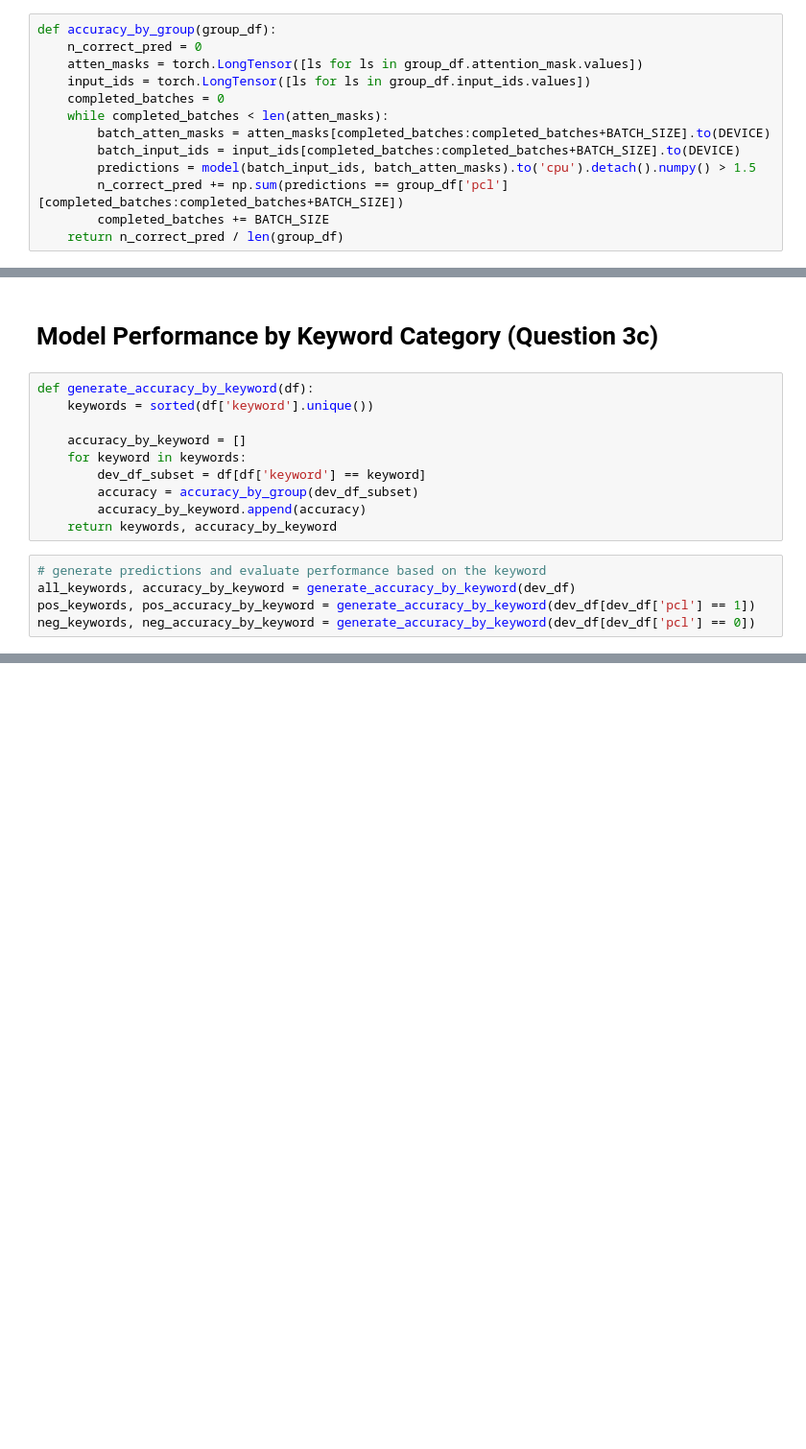
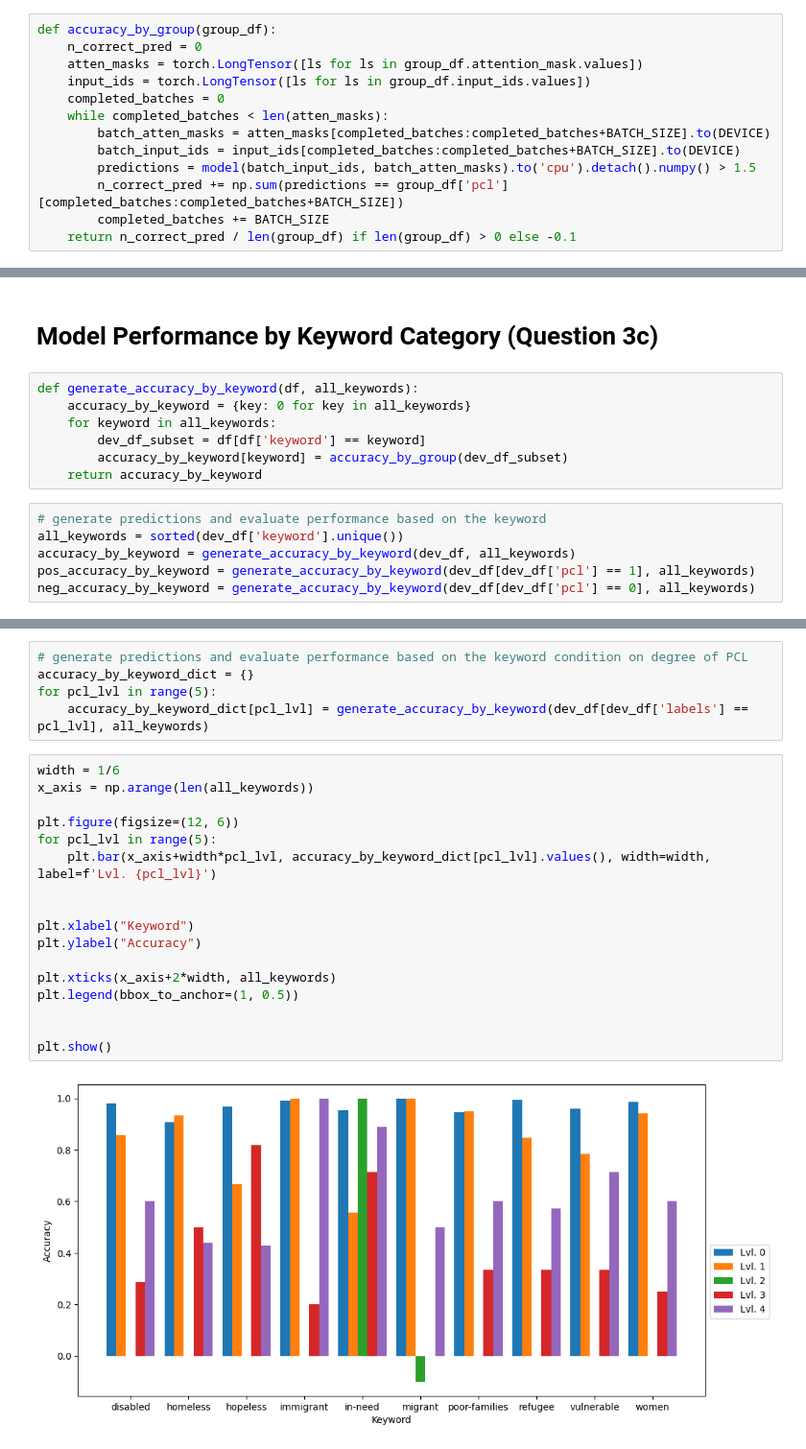
Before and after one commit to monkeytim19/nlp-classification, a Jupyter notebook: model_analysis.ipynb, the cells around one changed output, grey strips where cells are left out. Shown at 96% size. Cells and saved outputs as stored; diff of their text form; blank space fills up the shorter version.

Commit message:
Conditioned results on PCL score

```diff
--- a/model_analysis.ipynb
+++ b/model_analysis.ipynb
@@ -146,7 +146,7 @@ def accuracy_by_group(group_df):
         predictions = model(batch_input_ids, batch_atten_masks).to('cpu').detach().numpy() > 1.5
         n_correct_pred += np.sum(predictions == group_df['pcl'][completed_batches:completed_batches+BATCH_SIZE])
         completed_batches += BATCH_SIZE
-    return n_correct_pred / len(group_df)
+    return n_correct_pred / len(group_df) if len(group_df) > 0 else -0.1
 # %% [markdown]
 # Model Performance by the Degree of PCL (Question 3a)
 # %%
@@ -219,20 +280,18 @@ plt.show()
 # %% [markdown]
 # Model Performance by Keyword Category (Question 3c)
 # %%
-def generate_accuracy_by_keyword(df):
-    keywords = sorted(df['keyword'].unique())
-
-    accuracy_by_keyword = []
-    for keyword in keywords:
+def generate_accuracy_by_keyword(df, all_keywords):
+    accuracy_by_keyword = {key: 0 for key in all_keywords}
+    for keyword in all_keywords:
         dev_df_subset = df[df['keyword'] == keyword]
-        accuracy = accuracy_by_group(dev_df_subset)
-        accuracy_by_keyword.append(accuracy)
-    return keywords, accuracy_by_keyword
+        accuracy_by_keyword[keyword] = accuracy_by_group(dev_df_subset)
+    return accuracy_by_keyword
 # %%
 # generate predictions and evaluate performance based on the keyword
-all_keywords, accuracy_by_keyword = generate_accuracy_by_keyword(dev_df)
-pos_keywords, pos_accuracy_by_keyword = generate_accuracy_by_keyword(dev_df[dev_df['pcl'] == 1])
-neg_keywords, neg_accuracy_by_keyword = generate_accuracy_by_keyword(dev_df[dev_df['pcl'] == 0])
+all_keywords = sorted(dev_df['keyword'].unique())
+accuracy_by_keyword = generate_accuracy_by_keyword(dev_df, all_keywords)
+pos_accuracy_by_keyword = generate_accuracy_by_keyword(dev_df[dev_df['pcl'] == 1], all_keywords)
+neg_accuracy_by_keyword = generate_accuracy_by_keyword(dev_df[dev_df['pcl'] == 0], all_keywords)
 # %%
 width = 0.25
 x_axis = np.arange(len(all_keywords))
@@ -254,0 +322,24 @@ plt.show()
+# %%
+# generate predictions and evaluate performance based on the keyword condition on degree of PCL
+accuracy_by_keyword_dict = {}
+for pcl_lvl in range(5):
+    accuracy_by_keyword_dict[pcl_lvl] = generate_accuracy_by_keyword(dev_df[dev_df['labels'] == pcl_lvl], all_keywords)
+# %%
+width = 1/6
+x_axis = np.arange(len(all_keywords))
+
+plt.figure(figsize=(12, 6))
+for pcl_lvl in range(5):
+    plt.bar(x_axis+width*pcl_lvl, accuracy_by_keyword_dict[pcl_lvl].values(), width=width, label=f'Lvl. {pcl_lvl}')
+
+
+plt.xlabel("Keyword")
+plt.ylabel("Accuracy")
+
+plt.xticks(x_axis+2*width, all_keywords)
+plt.legend(bbox_to_anchor=(1, 0.5))
+
+
+plt.show()
+# %% [output]
+[figure, added]
```
Also changed, not shown: parts of 12 cells of this notebook.
